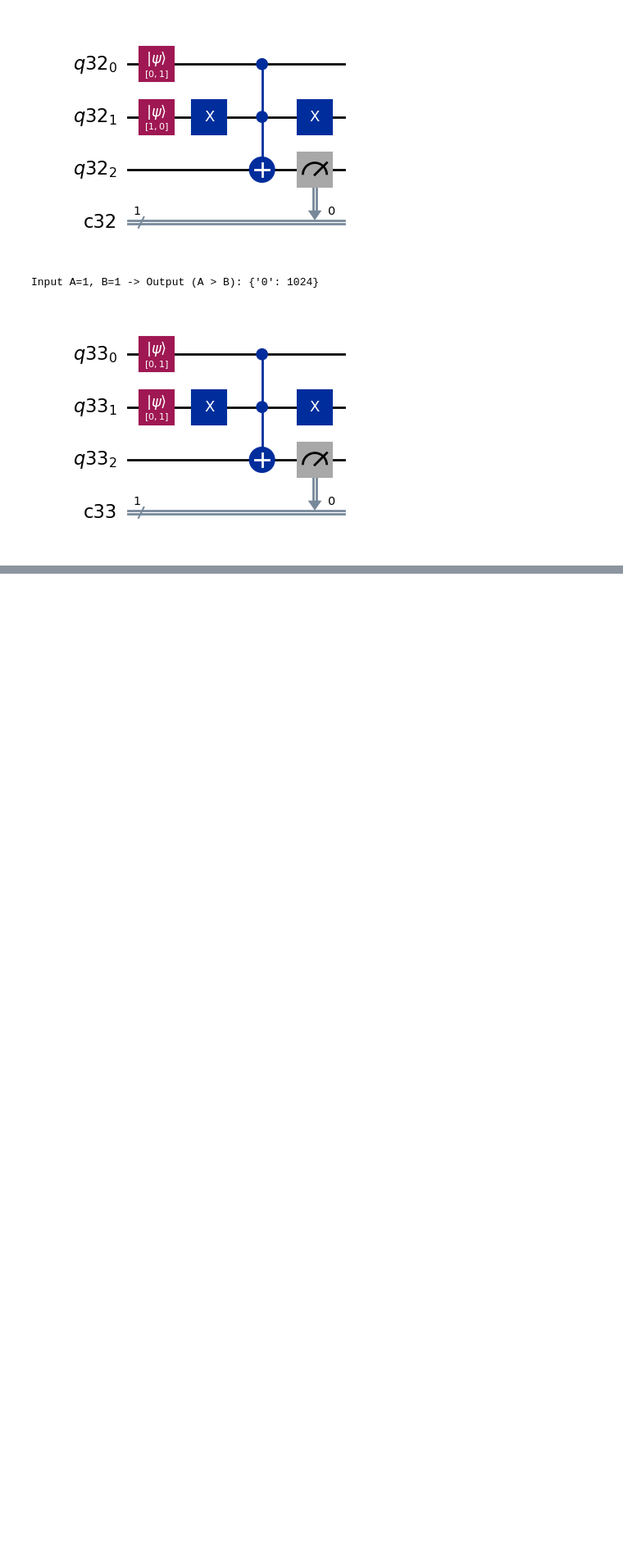
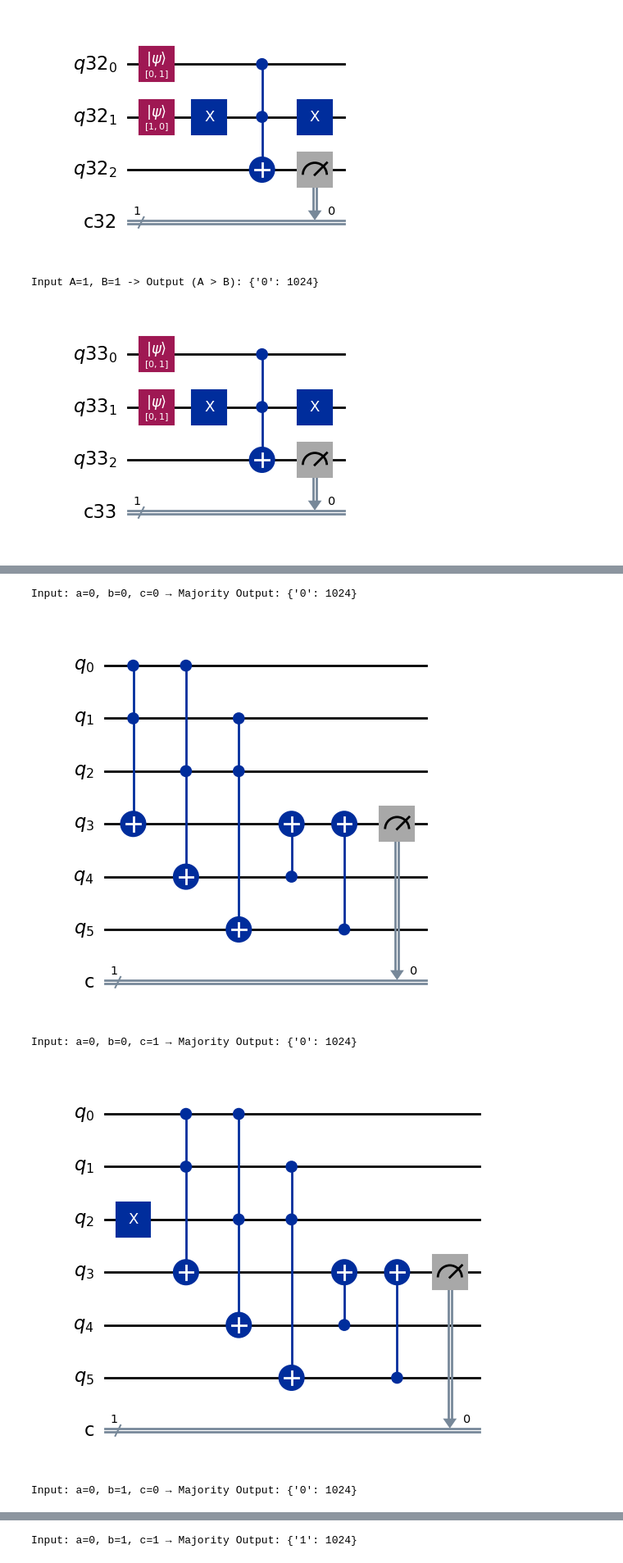
Before and after one commit to zainmo11/Boolean-Quantum-Circuit-Simulation, a Jupyter notebook: Boolean_Quantum_Circuit_Simulation.ipynb, the cells around one changed output, grey strips where cells are left out. Shown at 82% size. Drawn from its saved outputs; the diff is of its cells as text; code cells hidden in the pictures; blank space fills up the shorter version.

```diff
--- a/Boolean_Quantum_Circuit_Simulation.ipynb
+++ b/Boolean_Quantum_Circuit_Simulation.ipynb
@@ -313,0 +365,35 @@ Input A=1, B=1 -> Output (A > B): {'0': 1024}
+# %%
+for a in [0, 1]:
+        for b in [0, 1]:
+            for c in [0, 1]:
+                qc = QuantumCircuit(6, 1)
+                if a:
+                    qc.x(0)
+                if b:
+                    qc.x(1)
+                if c:
+                    qc.x(2)
+
+                qc.ccx(0, 1, 3)  # a & b → q3
+                qc.ccx(0, 2, 4)  # a & c → q4
+                qc.ccx(1, 2, 5)  # b & c → q5
+
+                # Now sum up the OR of all 3 to final output (OR of q3, q4, q5)
+                qc.cx(4, 3)
+                qc.cx(5, 3)
+
+                # Measure q3 (output of majority logic)
+                qc.measure(3, 0)
+
+                # Simulate
+                result = sim.run(qc,shots=1024).result()
+                counts = result.get_counts()
+
+                print(f"Input: a={a}, b={b}, c={c} → Majority Output: {counts}")
+                display(qc.draw(output='mpl'))
+# %% [output]
+Input: a=0, b=0, c=0 → Majority Output: {'0': 1024}
+[figure, added]
+Input: a=0, b=0, c=1 → Majority Output: {'0': 1024}
+[figure, added]
+Input: a=0, b=1, c=0 → Majority Output: {'0': 1024}
@@ -313,0 +401 @@ Input A=1, B=1 -> Output (A > B): {'0': 1024}
+Input: a=0, b=1, c=1 → Majority Output: {'1': 1024}
```
Also changed, not shown: parts of 5 cells of this notebook.
